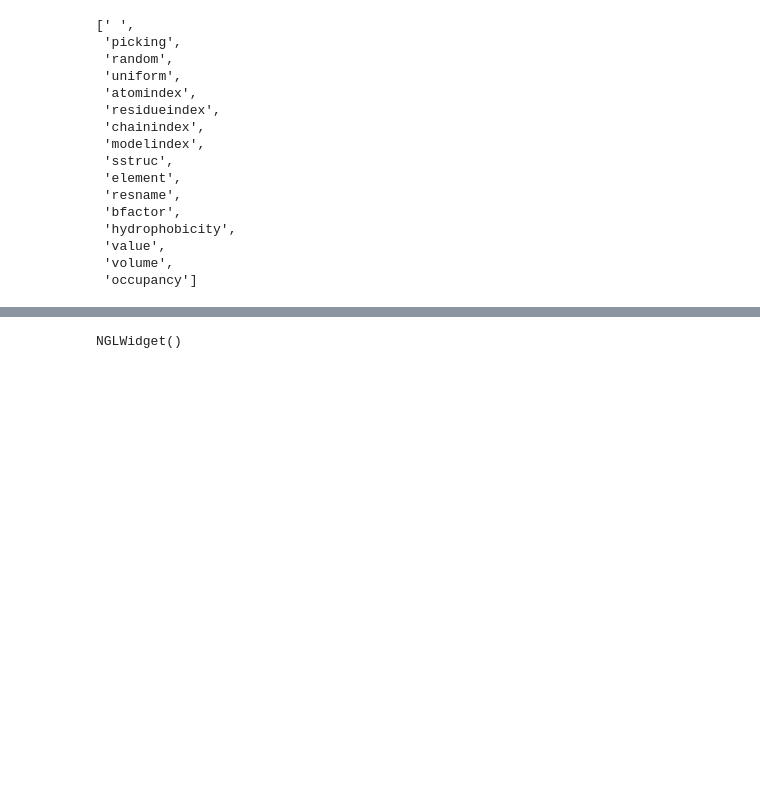
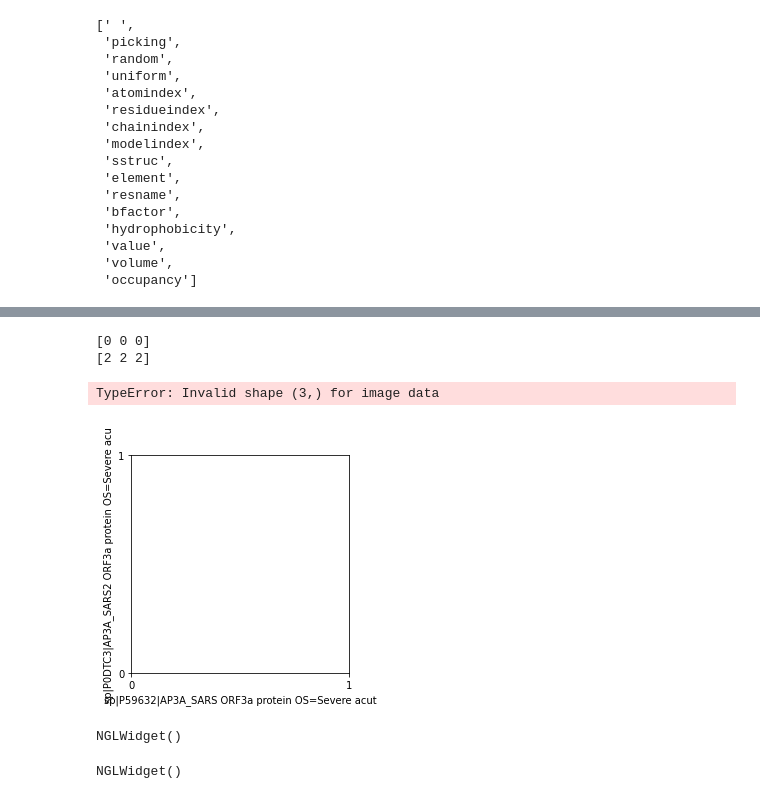
Before and after one commit to KoenWestendorp/programming-for-life-sciences, a Jupyter notebook: aligner/experiments.ipynb, the cells around one changed output, grey strips where cells are left out. Cells and saved outputs as stored; diff of their text form; code cells hidden in the pictures; blank space fills up the shorter version.

```diff
--- a/aligner/experiments.ipynb
+++ b/aligner/experiments.ipynb
@@ -44,0 +79,13 @@ pprint(nv.color.COLOR_SCHEMES)
+# %%
+ttt = np.array([[2, 0, 0, 0], [0, 2, 0, 0], [0, 0, 2, 0], [0, 0, 0, 2]])
+d1 = ttt[:, 1:].diagonal()
+d2 = ttt[:, :-1].diagonal()
+d = d1 + d2
+print(d1)
+print(d2)
+a.plot_matrix(d)
+# %% [output]
+[0 0 0]
+[2 2 2]
+TypeError: Invalid shape (3,) for image data
+[figure, added]
@@ -54,3 +121,15 @@ nv.color.ColormakerRegistry.add_selection_scheme(
+# %%
+#view = nv.show_pdbid("3pk2", default_representation=False)
+
+view = nv.show_mdanalysis(u.atoms, default_representation=False)
+view.clear_representations()
+#view.add_representation("cartoon", "protein", color_scheme="")
+
+view.add_representation("cartoon", ":A", color_scheme="alignment")
+view.center()
+view
+# %% [output]
+NGLWidget()
 # %%
 view = nv.show_pdbid("1rfo", default_representation=False)
 view.center()
```
Also changed, not shown: parts of 14 cells of this notebook.
